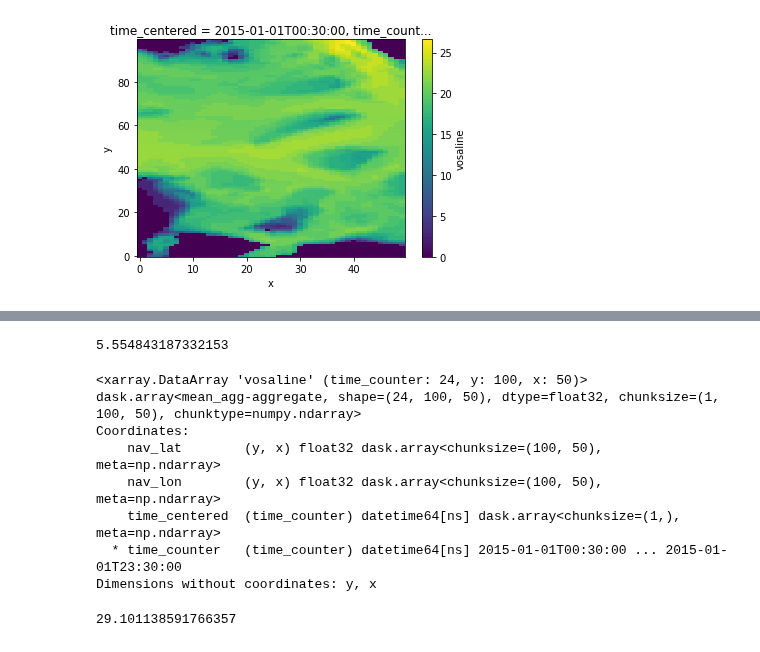
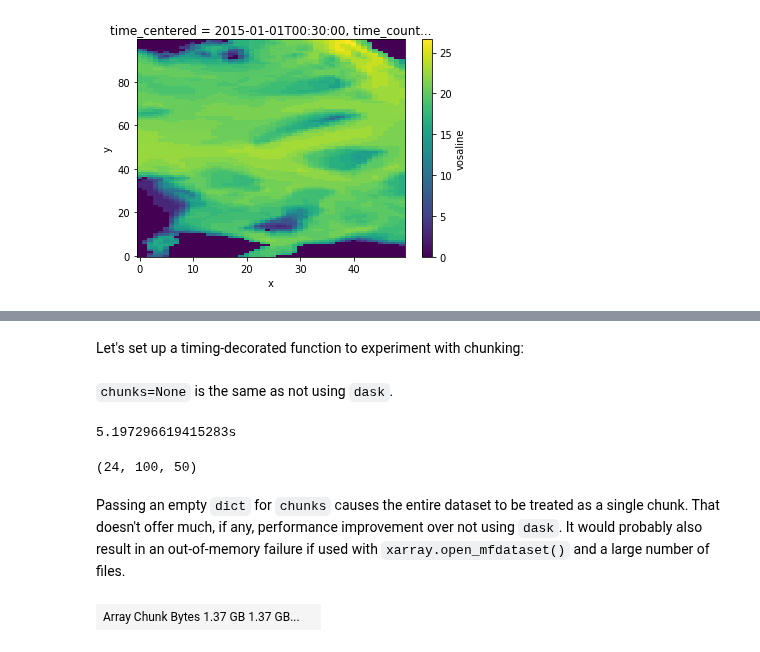
Before and after one commit to SalishSeaCast/analysis-doug, a Jupyter notebook: notebooks/dask-expts/dask_expts.ipynb, the cells around one changed output, grey strips where cells are left out. Drawn from its saved outputs; the diff is of its cells as text; code cells hidden in the pictures.

```diff
--- a/notebooks/dask-expts/dask_expts.ipynb
+++ b/notebooks/dask-expts/dask_expts.ipynb
@@ -141,40 +307,28 @@ depth_avgs = ds.vosaline.isel(y=slice(200, 300), x=slice(200,250)).mean(dim="dep
+# %% [markdown]
+Let's set up a timing-decorated function to experiment with chunking:
 # %%
-t_start = time.time()
-ds = xarray.open_dataset(
-    "/tmp/dask-expts/SalishSea_1h_20150101_20150101_grid_T.nc",
-    chunks={"time_counter": 1, "deptht": 40, "y": 100, "x": 50}
-)
-depth_avgs = ds.vosaline.isel(y=slice(200, 300), x=slice(200,250)).mean(dim="deptht")
-depth_avgs.compute()
-t_end = time.time()
-print(t_end - t_start)
+@function_timer
+def depth_avgs_via_dask(ds_path, chunks):
+    with xarray.open_dataset(ds_path, chunks=chunks) as ds:
+        depth_avgs = ds.vosaline.isel(y=slice(200, 300), x=slice(200,250)).mean(dim="deptht")
+        return depth_avgs.compute()
-# %% [output]
-5.554843187332153
-# %%
-depth_avgs
-# %% [output]
-<xarray.DataArray 'vosaline' (time_counter: 24, y: 100, x: 50)>
-dask.array<mean_agg-aggregate, shape=(24, 100, 50), dtype=float32, chunksize=(1, 100, 50), chunktype=numpy.ndarray>
-Coordinates:
-    nav_lat        (y, x) float32 dask.array<chunksize=(100, 50), meta=np.ndarray>
-    nav_lon        (y, x) float32 dask.array<chunksize=(100, 50), meta=np.ndarray>
-    time_centered  (time_counter) datetime64[ns] dask.array<chunksize=(1,), meta=np.ndarray>
-  * time_counter   (time_counter) datetime64[ns] 2015-01-01T00:30:00 ... 2015-01-01T23:30:00
-Dimensions without coordinates: y, x
-# %%
-t_start = time.time()
-ds = xarray.open_mfdataset(
-    ("/tmp/dask-expts/SalishSea_1h_20150101_20150101_grid_T.nc",
-     "/tmp/dask-expts/SalishSea_1h_20150102_20150102_grid_T.nc",
-     "/tmp/dask-expts/SalishSea_1h_20150103_20150103_grid_T.nc",
-     "/tmp/dask-expts/SalishSea_1h_20150104_20150104_grid_T.nc",
-    ),
-#     chunks={"time_counter": 12, "deptht": 40, "y": 100, "x": 50},
-    combine="nested", concat_dim="time_counter", parallel=False,
-)
-depth_avgs = ds.vosaline.isel(y=slice(200, 300), x=slice(200,250)).mean(dim="deptht")
-depth_avgs.compute()
-t_end = time.time()
-print(t_end - t_start)
-# %% [output]
-29.101138591766357
+# %% [markdown]
+`chunks=None` is the same as not using `dask`.
+# %%
+chunks = None
+depth_avgs = depth_avgs_via_dask(ds_path, chunks)
+depth_avgs.shape
+# %% [output]
+5.197296619415283s
+(24, 100, 50)
+# %% [markdown]
+Passing an empty `dict` for `chunks` causes the entire dataset to be
+treated as a single chunk.
+That doesn't offer much, if any, performance improvement over not using `dask`.
+It would probably also result in an out-of-memory failure if used with
+`xarray.open_mfdataset()` and a large number of files.
+# %%
+ds = xarray.open_dataset(ds_path, chunks={})
+ds.vosaline.data
+# %% [output]
+| Array Chunk Bytes 1.37 GB 1.37 GB... |  |
```
Also changed, not shown: parts of 70 cells of this notebook, 3 other files.
